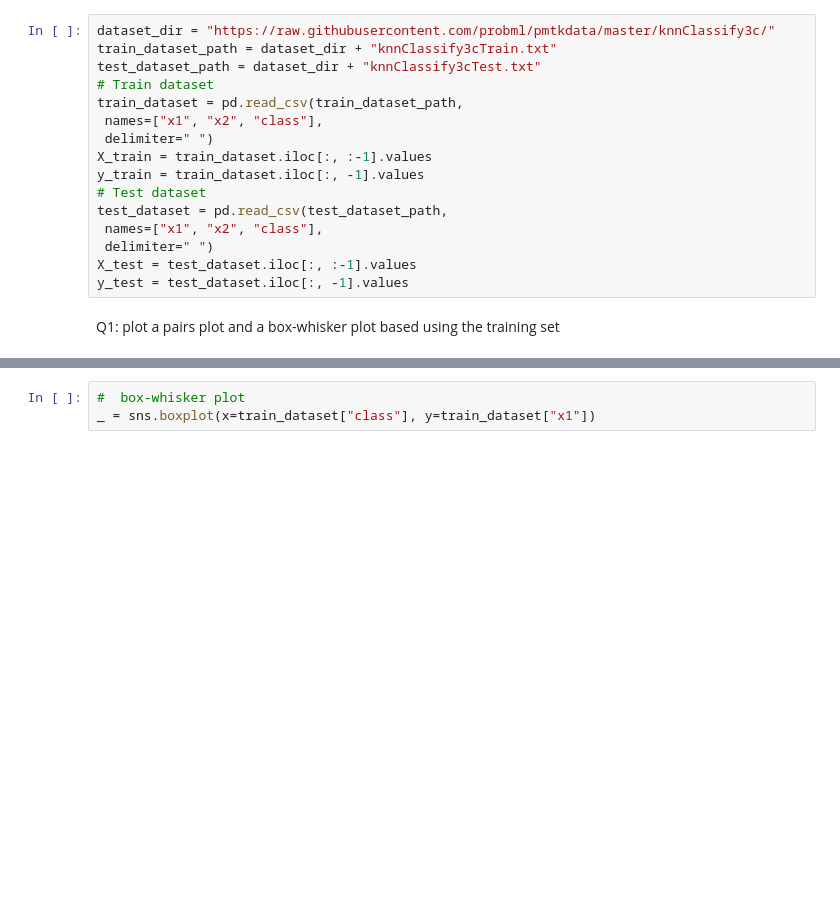
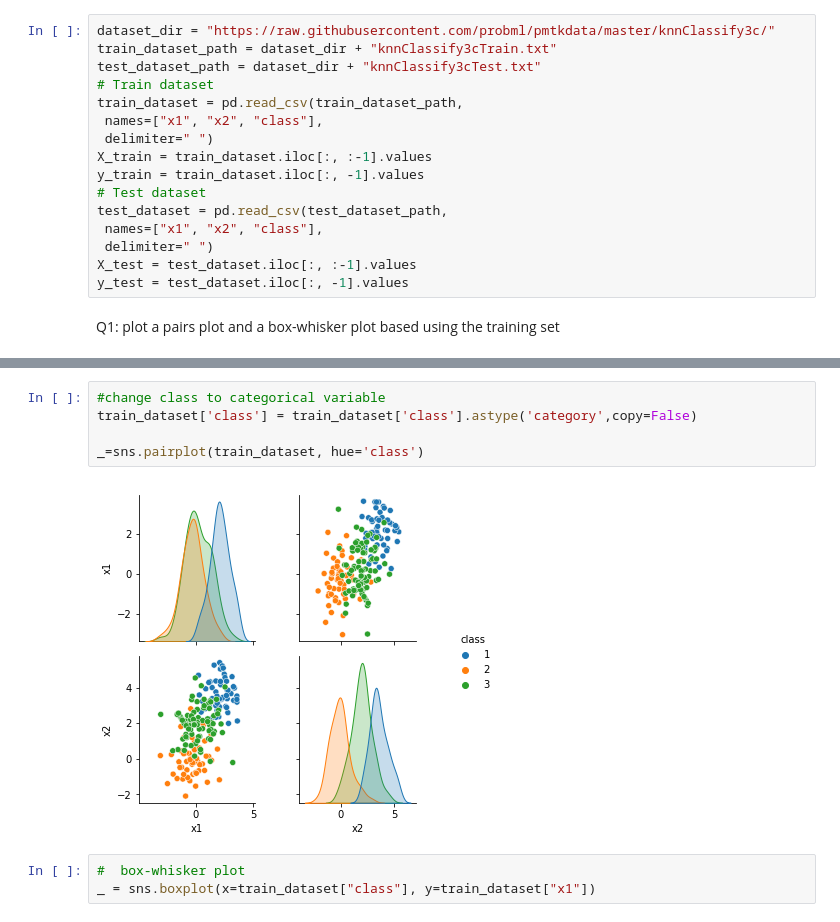
Before and after one commit to LiorSukman/machine-learning-for-ns-hw-repo, a Jupyter notebook: HW1-notebook.ipynb, the cells around one changed output, grey strips where cells are left out. Saved outputs shown, nothing was run; the diff lists cells and outputs as text; blank space fills up the shorter version.

```diff
--- a/HW1-notebook.ipynb
+++ b/HW1-notebook.ipynb
@@ -36,3 +34,10 @@ plt.show()
+# %%
+#change class to categorical variable
+train_dataset['class'] = train_dataset['class'].astype('category',copy=False)
+
+_=sns.pairplot(train_dataset, hue='class')
+# %% [output]
+[figure, added]
 # %%
 #  box-whisker plot
 _ = sns.boxplot(x=train_dataset["class"], y=train_dataset["x1"])
```
Also changed, not shown: parts of 2 cells of this notebook.
